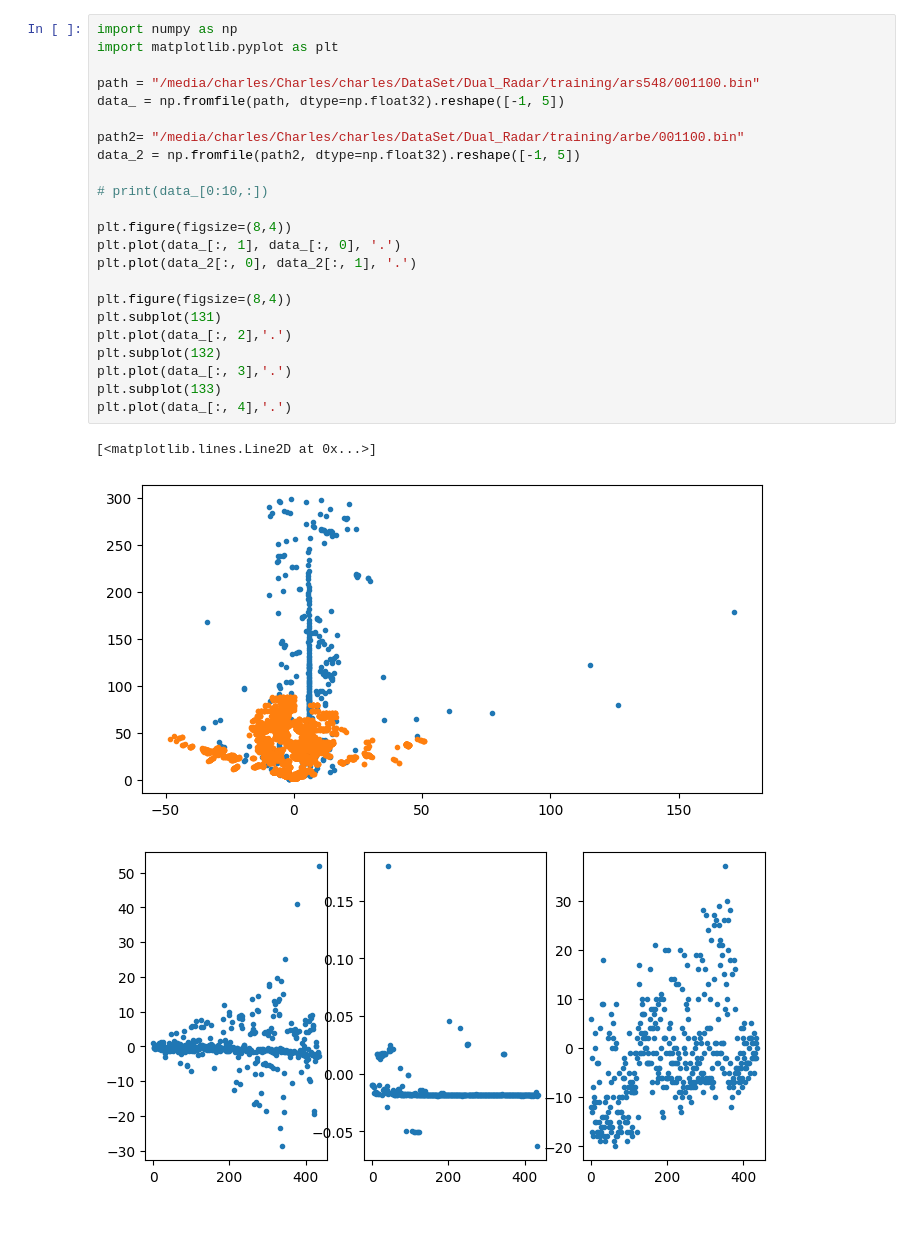
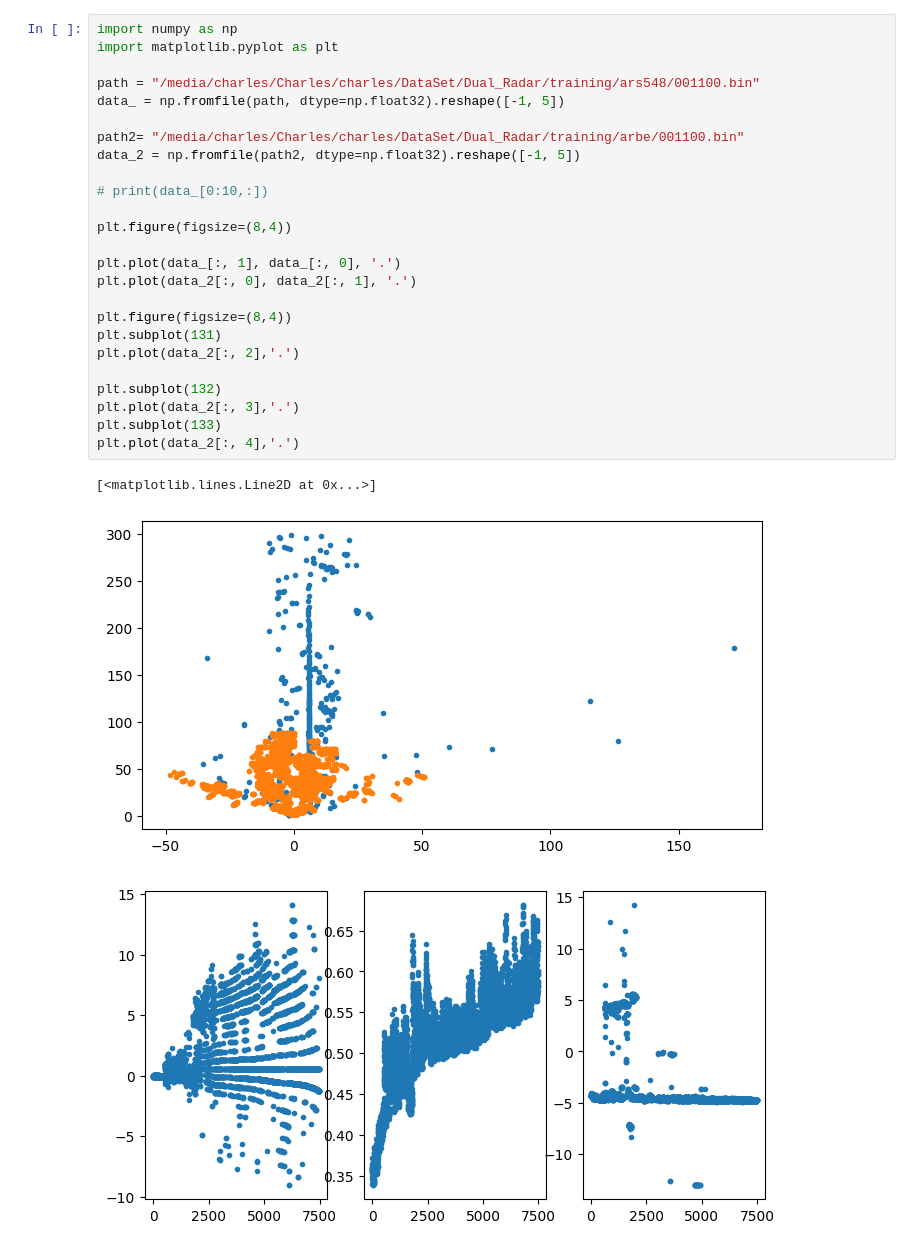
Before and after one commit to hcheng1005/dual_radar_ros, a Jupyter notebook: python_tools/readRadar.ipynb, the cells around one changed output. Saved outputs shown, nothing was run; the diff lists cells and outputs as text; blank space fills up the shorter version.

```diff
--- a/python_tools/readRadar.ipynb
+++ b/python_tools/readRadar.ipynb
@@ -1,27 +1,29 @@
 # %%
 import numpy as np
 import matplotlib.pyplot as plt
 
 path = "/media/charles/Charles/charles/DataSet/Dual_Radar/training/ars548/001100.bin"
 data_ = np.fromfile(path, dtype=np.float32).reshape([-1, 5])
 
 path2= "/media/charles/Charles/charles/DataSet/Dual_Radar/training/arbe/001100.bin"
 data_2 = np.fromfile(path2, dtype=np.float32).reshape([-1, 5])
 
 # print(data_[0:10,:])
 
 plt.figure(figsize=(8,4))
+
 plt.plot(data_[:, 1], data_[:, 0], '.')
 plt.plot(data_2[:, 0], data_2[:, 1], '.')
 
 plt.figure(figsize=(8,4))
 plt.subplot(131)
-plt.plot(data_[:, 2],'.')
+plt.plot(data_2[:, 2],'.')
+
 plt.subplot(132)
-plt.plot(data_[:, 3],'.')
+plt.plot(data_2[:, 3],'.')
 plt.subplot(133)
-plt.plot(data_[:, 4],'.')
+plt.plot(data_2[:, 4],'.')
 # %% [output]
 [<matplotlib.lines.Line2D at 0x...>]
 [figure]
-[figure, old version]
+[figure, new version]
```
Also changed, not shown: parts of 1 cell of this notebook, 7 other files.
